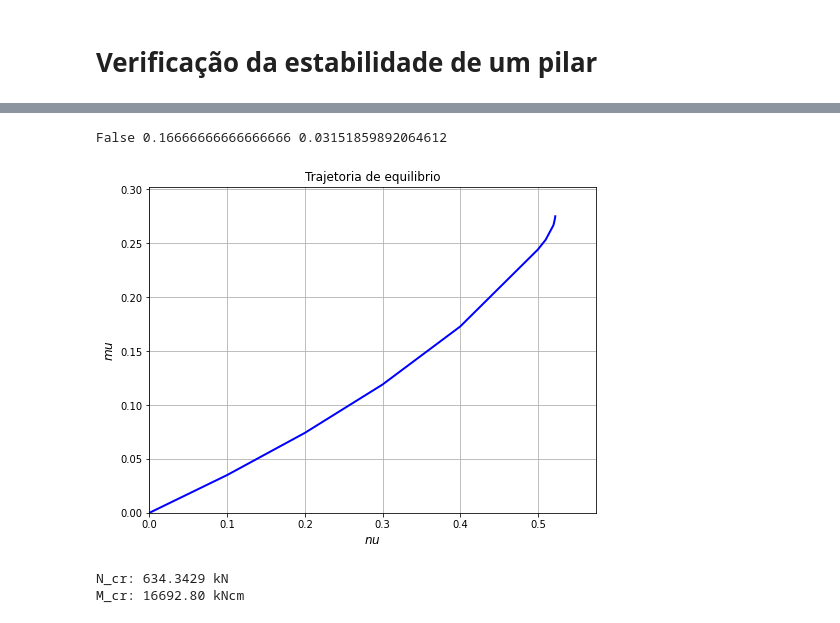
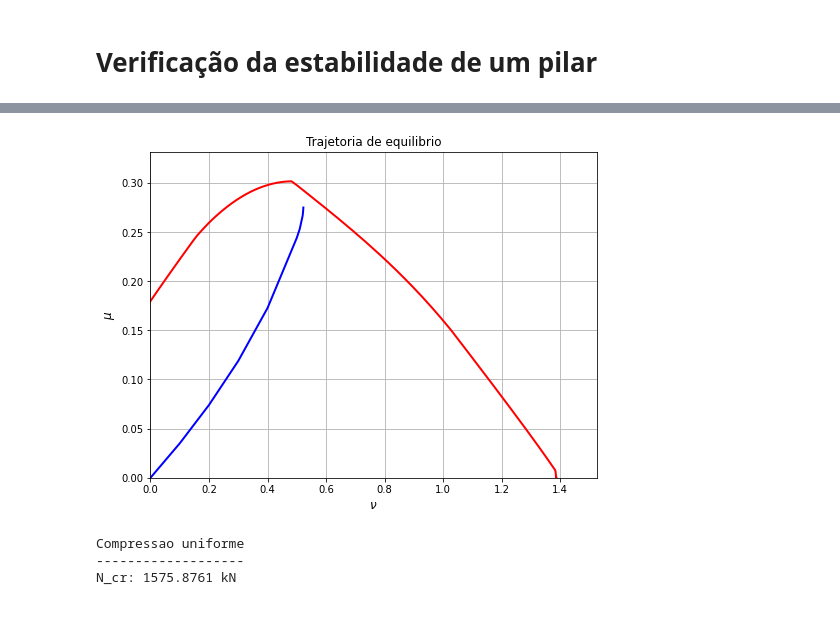
Before and after one commit to felipe-mello-dos-reis/EDI38, a Jupyter notebook: python/ELUi.ipynb, the cells around one changed output, grey strips where cells are left out. Drawn from its saved outputs; the diff is of its cells as text; code cells hidden in the pictures.

```diff
--- a/python/ELUi.ipynb
+++ b/python/ELUi.ipynb
@@ -13,0 +40,18 @@ l_e = 20*h
+# %%
+N_r_1, M_r_1 = N_r_M_r(epsilon_c2, epsilon_cu, sigma_cd, n, b, f_yd, epsilon_yd, h, y_t, y_b, y_s, phi, nb, tol_k)
+nu_r_1 = np.array(N_r_1)/(sigma_cd*b*h)
+mu_r_1 = np.array(M_r_1)/(sigma_cd*b*h**2)
+# %%
+plt.figure(figsize=(8, 6))
+plt.plot(nu_1, mu_1, '-b', linewidth=2)
+plt.plot(nu_r_1, mu_r_1, '-r', linewidth=2)
+plt.xlabel('$ \\nu $', fontsize=12)
+plt.ylabel('$ \mu $', fontsize=12)
+plt.xlim(min(nu_1), max(nu_r_1) * 1.1)
+plt.ylim(min(mu_1), max(mu_r_1) * 1.1)
+plt.title('Trajetoria de equilibrio', fontsize=12)
+# plt.gca().set_aspect('equal', adjustable='box')
+plt.grid(True)
+plt.show()
+# %% [output]
+[figure, added]
@@ -14,19 +69,9 @@ l_e = 20*h
 # %%
-Rompeu, e, f = Verificacao_DF(fck, gamma_c, sigma_cd, gamma_conc, f_yk, gamma_s, E_s, f_yd, epsilon_yd, gamma_aco, c, b, h, d, nc, nb, phi, y_s, N_d, M_d, epsilon_c2, epsilon_cu, x_lim, n, tol_J, tol_k, tol_f, i, it_max, y_t, y_b, epsilon_0, k, epsilon_0_it, k_it, epsilon_t, epsilon_b, m, l_e)
-print(Rompeu, e, f)
+N_cr_2[0] = Compressao_uniforme(fck, gamma_c, sigma_cd, gamma_conc, f_yk, gamma_s, E_s, f_yd, epsilon_yd, gamma_aco, c, b, h, d, nc, nb, phi, y_s, N_d, epsilon_c2, epsilon_cu, x_lim, n, tol_J, tol_k, tol_f, i, it_max, y_t, y_b, epsilon_0, k, epsilon_0_it, k_it, epsilon_t, epsilon_b, m, l_e)
+print('Compressao uniforme')
+print('-------------------')
+print('N_cr: {:.4f} kN'.format(N_cr_2[0]*1e3))
 # %% [output]
-False 0.16666666666666666 0.03151859892064612
+Compressao uniforme
+-------------------
+N_cr: 1575.8761 kN
-# %%
-N, M = Curva_de_projeto_ELUi(fck, gamma_c, sigma_cd, gamma_conc, f_yk, gamma_s, E_s, f_yd, epsilon_yd, gamma_aco, c, b, h, d, nc, nb, phi, y_s, epsilon_c2, epsilon_cu, x_lim, n, tol_J, tol_k, tol_f, i, it_max, y_t, y_b, epsilon_0, k, epsilon_0_it, k_it, epsilon_t, epsilon_b, m, l_e, e)
-nu = np.array(N)/(sigma_cd*b*h)
-mu = np.array(M)/(sigma_cd*b*h**2)
-# %% [output]
-[figure, removed]
-# %%
-N_cr = N[-1]
-M_cr = M[-1]
-print('N_cr: {:.4f} kN'.format(N_cr*1e3))
-print('M_cr: {:.2f} kNcm'.format(M_cr*1e5))
-# %% [output]
-N_cr: 634.3429 kN
-M_cr: 16692.80 kNcm
```
Also changed, not shown: parts of 13 cells of this notebook, 1 other file.
